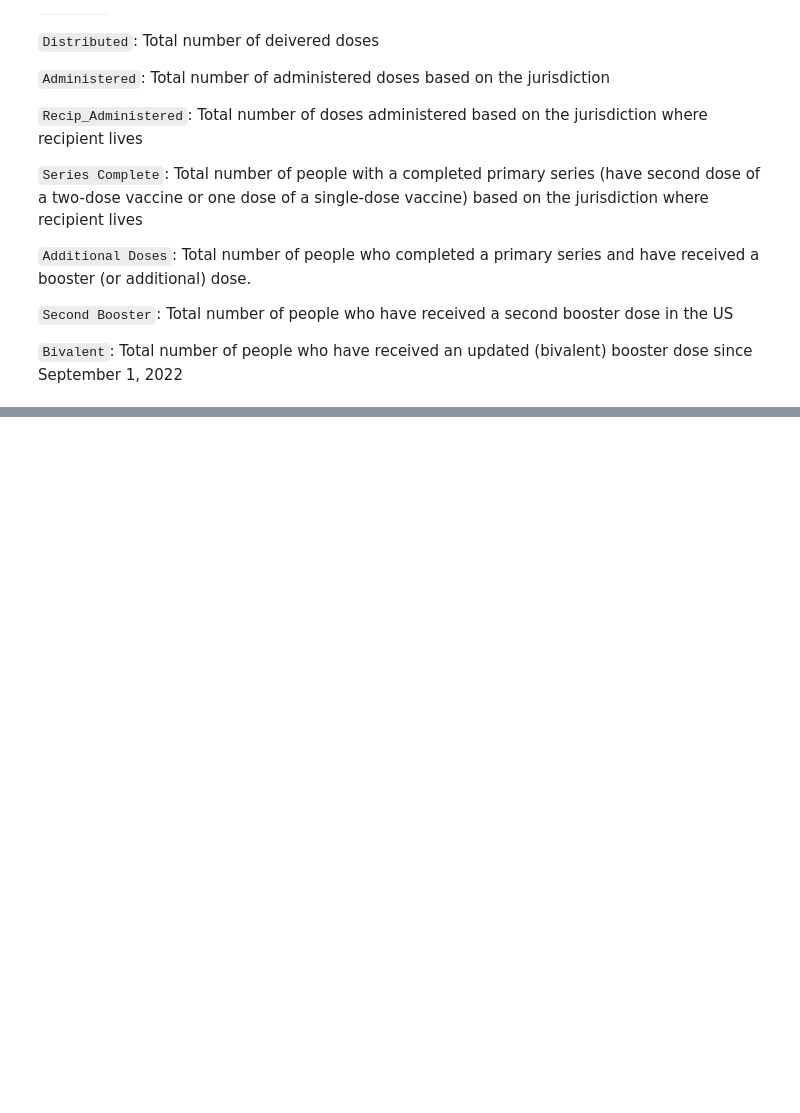
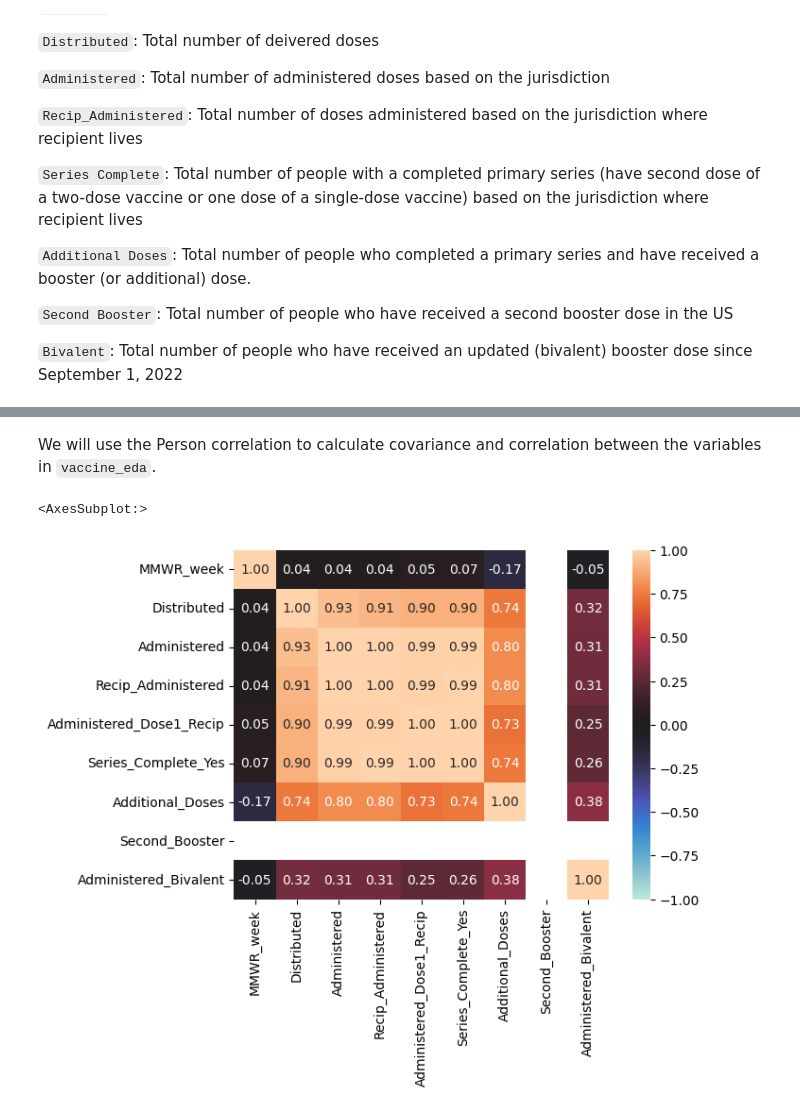
Before and after one commit to jsbxyz/Vaccine-Supply-Impact-on-Stage-Completion, a Jupyter notebook: DSC-530 Term Paper.ipynb, the cells around one changed output, grey strips where cells are left out. Cells and saved outputs as stored; diff of their text form; code cells hidden in the pictures; blank space fills up the shorter version.

```diff
--- a/DSC-530 Term Paper.ipynb
+++ b/DSC-530 Term Paper.ipynb
@@ -220,0 +306,7 @@ vaccine_eda
+# %% [markdown]
+We will use the Person correlation to calculate covariance and correlation between the variables in `vaccine_eda`.
+# %%
+sns.heatmap(vaccine_corr.corr(), vmin=-1, vmax=1, center=0, annot=True, fmt='.2f')
+# %% [output]
+<AxesSubplot:>
+[figure, added]
```
Also changed, not shown: parts of 137 cells of this notebook, 3 other files.
